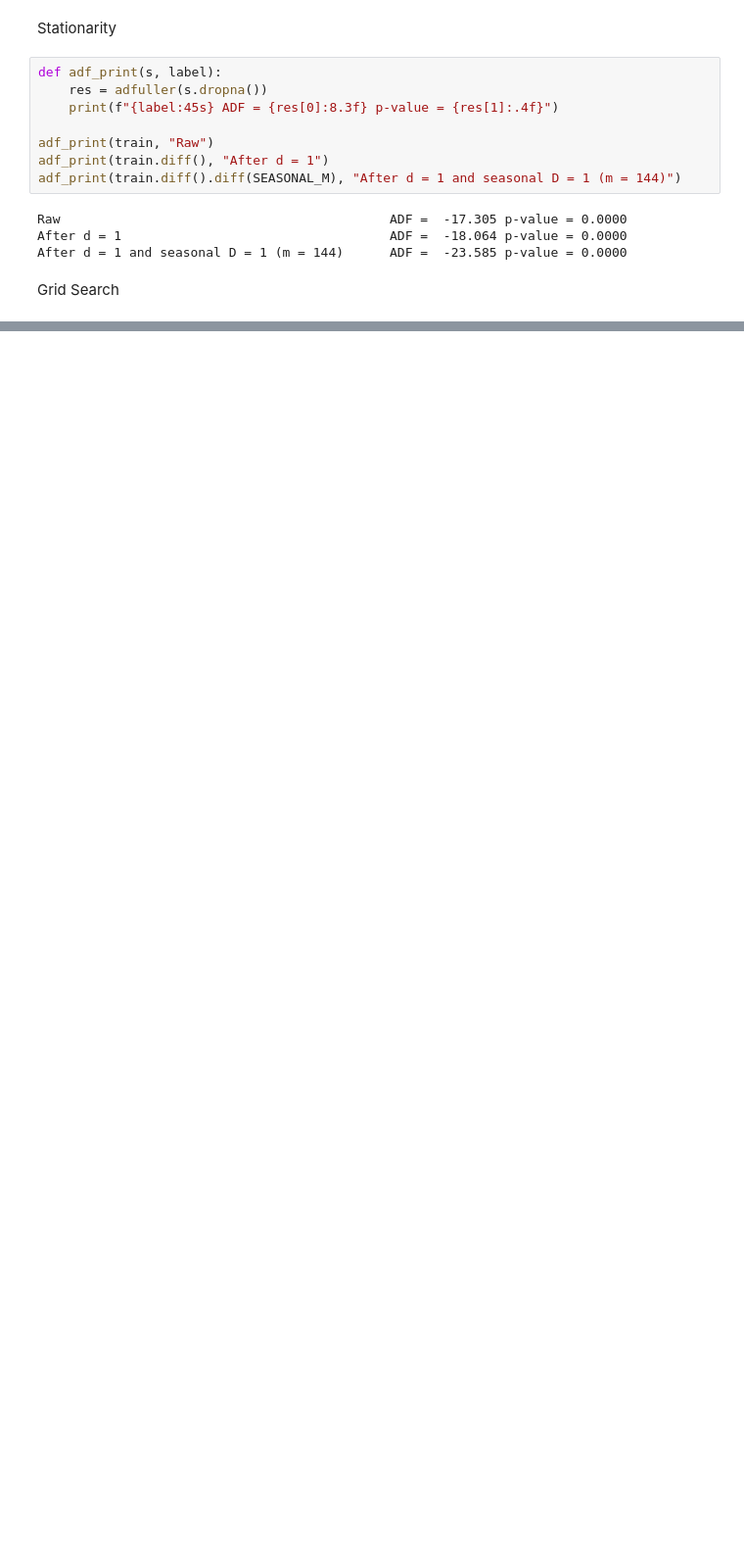
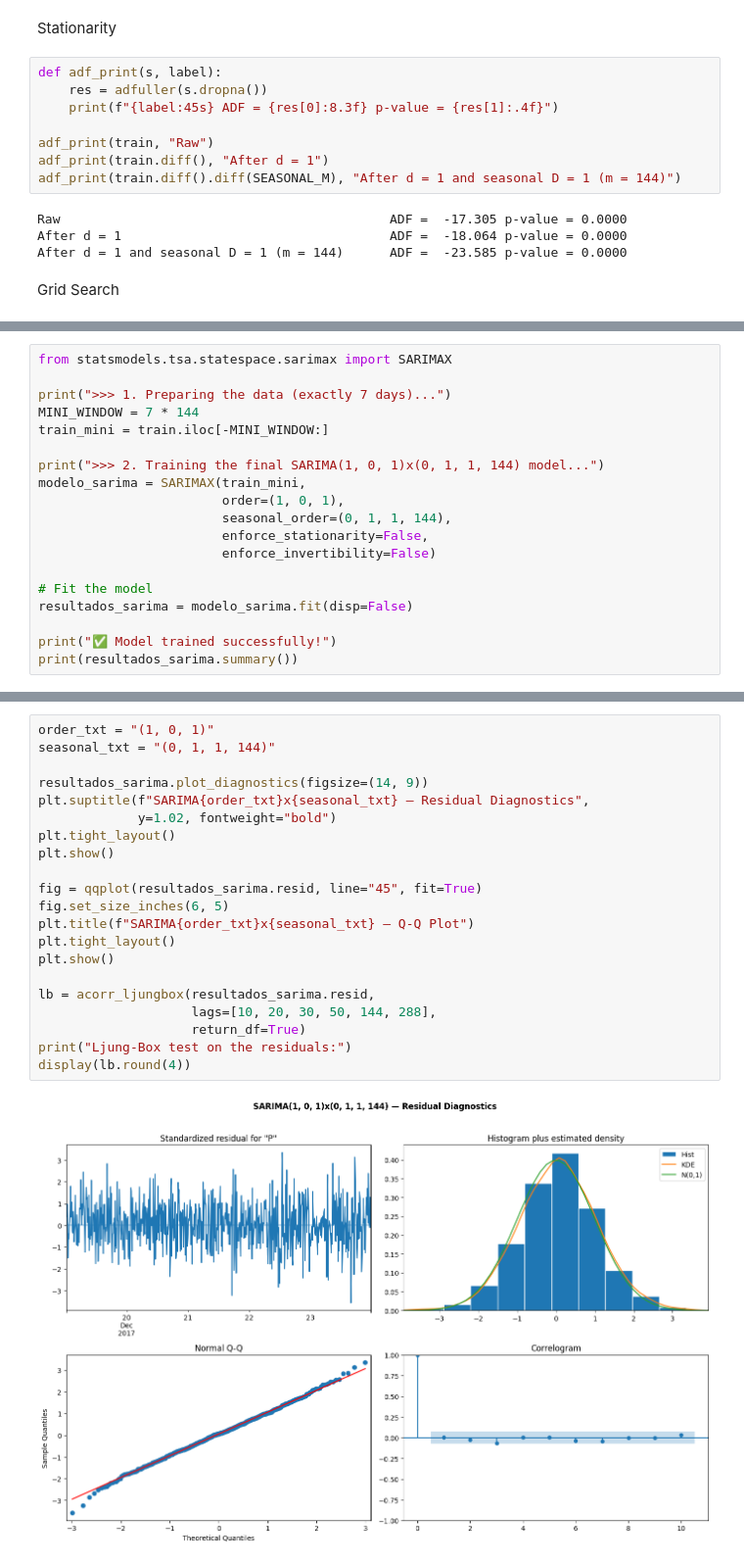
Before and after one commit to GonzaloIgta/Electric-Power-Consumption, a Jupyter notebook: Sarima/Sarima.ipynb, the cells around one changed output, grey strips where cells are left out. Shown at 98% size. Drawn from its saved outputs; the diff is of its cells as text; blank space fills up the shorter version.

```diff
--- a/Sarima/Sarima.ipynb
+++ b/Sarima/Sarima.ipynb
@@ -145,0 +137,19 @@ grid.head(10)
+# %%
+from statsmodels.tsa.statespace.sarimax import SARIMAX
+
+print(">>> 1. Preparing the data (exactly 7 days)...")
+MINI_WINDOW = 7 * 144
+train_mini = train.iloc[-MINI_WINDOW:]
+
+print(">>> 2. Training the final SARIMA(1, 0, 1)x(0, 1, 1, 144) model...")
+modelo_sarima = SARIMAX(train_mini,
+                        order=(1, 0, 1),
+                        seasonal_order=(0, 1, 1, 144),
+                        enforce_stationarity=False,
+                        enforce_invertibility=False)
+
+# Fit the model
+resultados_sarima = modelo_sarima.fit(disp=False)
+
+print("✅ Model trained successfully!")
+print(resultados_sarima.summary())
@@ -145,0 +178,23 @@ grid.head(10)
+# %%
+order_txt = "(1, 0, 1)"
+seasonal_txt = "(0, 1, 1, 144)"
+
+resultados_sarima.plot_diagnostics(figsize=(14, 9))
+plt.suptitle(f"SARIMA{order_txt}x{seasonal_txt} — Residual Diagnostics",
+             y=1.02, fontweight="bold")
+plt.tight_layout()
+plt.show()
+
+fig = qqplot(resultados_sarima.resid, line="45", fit=True)
+fig.set_size_inches(6, 5)
+plt.title(f"SARIMA{order_txt}x{seasonal_txt} — Q-Q Plot")
+plt.tight_layout()
+plt.show()
+
+lb = acorr_ljungbox(resultados_sarima.resid,
+                    lags=[10, 20, 30, 50, 144, 288],
+                    return_df=True)
+print("Ljung-Box test on the residuals:")
+display(lb.round(4))
+# %% [output]
+[figure, added]
```
Also changed, not shown: parts of 10 cells of this notebook.
